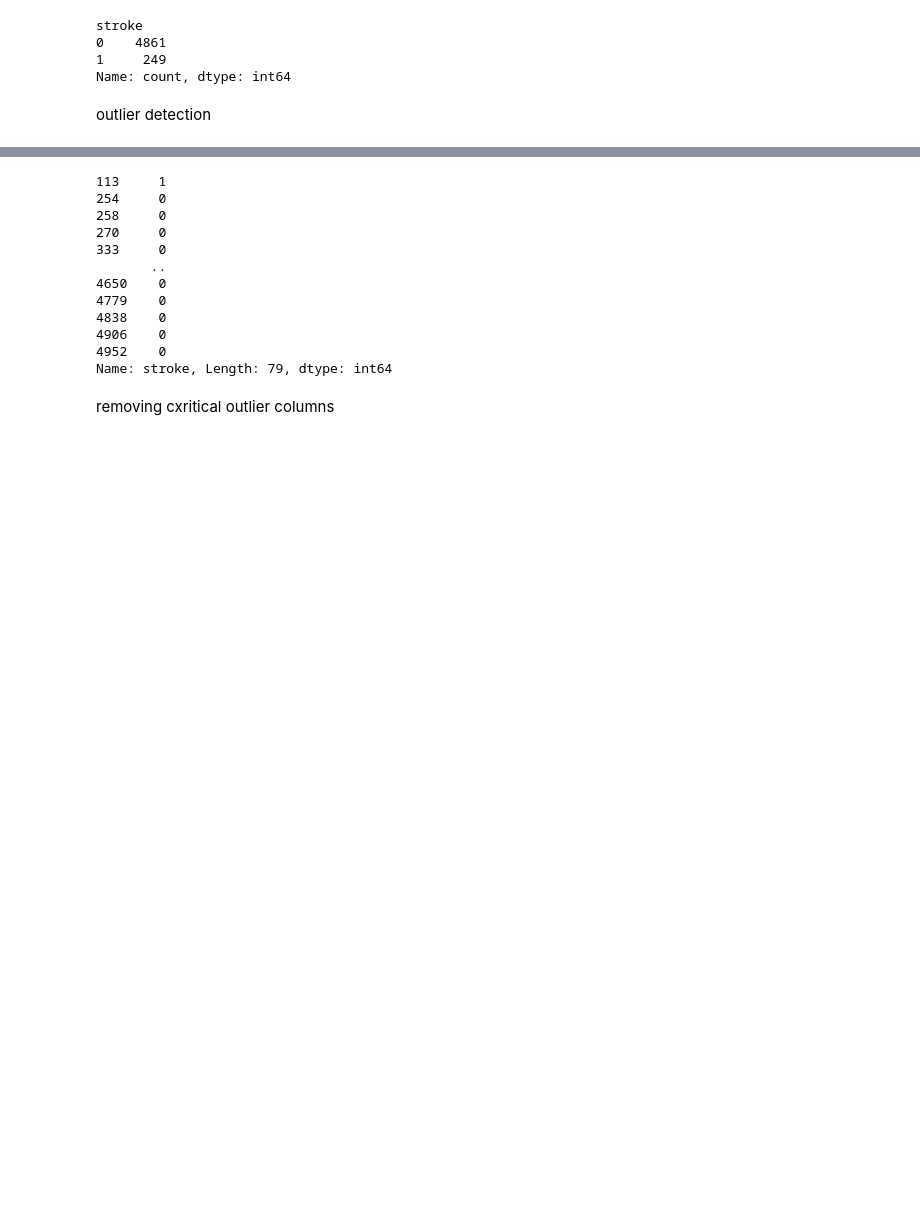
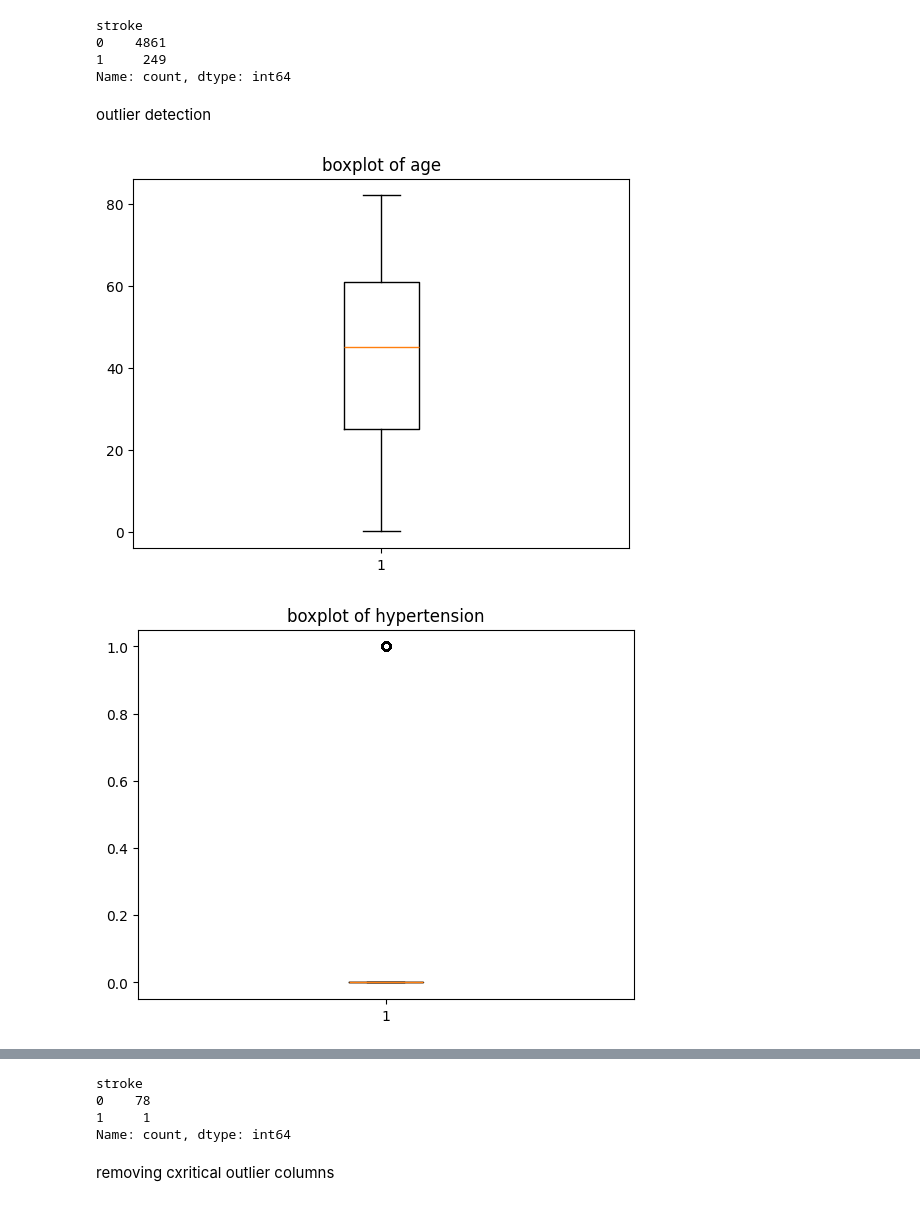
Before and after one commit to aruncb2/svm, a Jupyter notebook: main.ipynb, the cells around one changed output, grey strips where cells are left out. Drawn from its saved outputs; the diff is of its cells as text; code cells hidden in the pictures; blank space fills up the shorter version.

```diff
--- a/main.ipynb
+++ b/main.ipynb
@@ -98,3 +106,12 @@ stroke
 Name: count, dtype: int64
 # %% [markdown]
 outlier detection
+# %%
+for col in df:
+    if df[col].dtype=='int64' or df[col].dtype=='float':
+        plt.title(f"boxplot of {col}")
+        plt.boxplot(df[col])
+        plt.show()
+# %% [output]
+[figure, added]
+[figure, added]
@@ -101,18 +122,10 @@ outlier detection
 # %%
-df[df['bmi']>50]['stroke']
+df[df['bmi']>50]['stroke'].value_counts()
 # %% [output]
-113     1
-254     0
-258     0
-270     0
-333     0
-       ..
-4650    0
-4779    0
-4838    0
-4906    0
-4952    0
-Name: stroke, Length: 79, dtype: int64
+stroke
+0    78
+1     1
+Name: count, dtype: int64
 # %% [markdown]
 removing cxritical outlier   columns
 # %%
```
Also changed, not shown: parts of 12 cells of this notebook.
